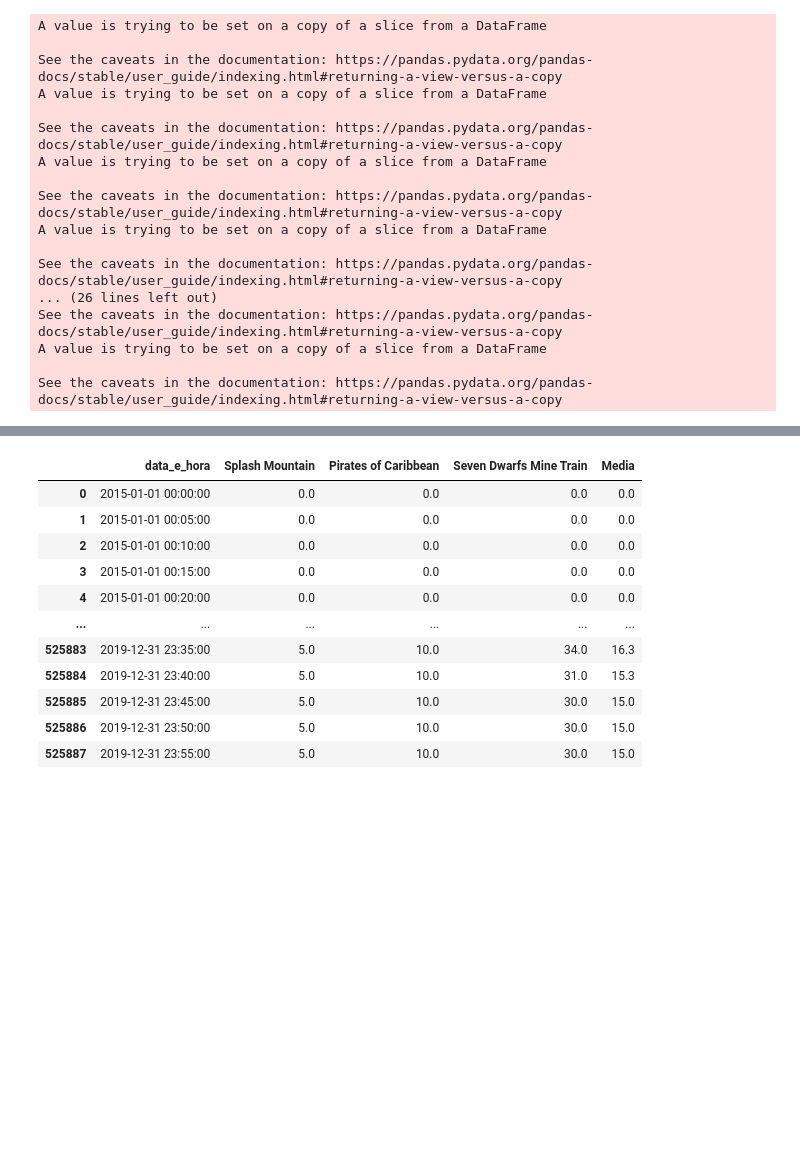
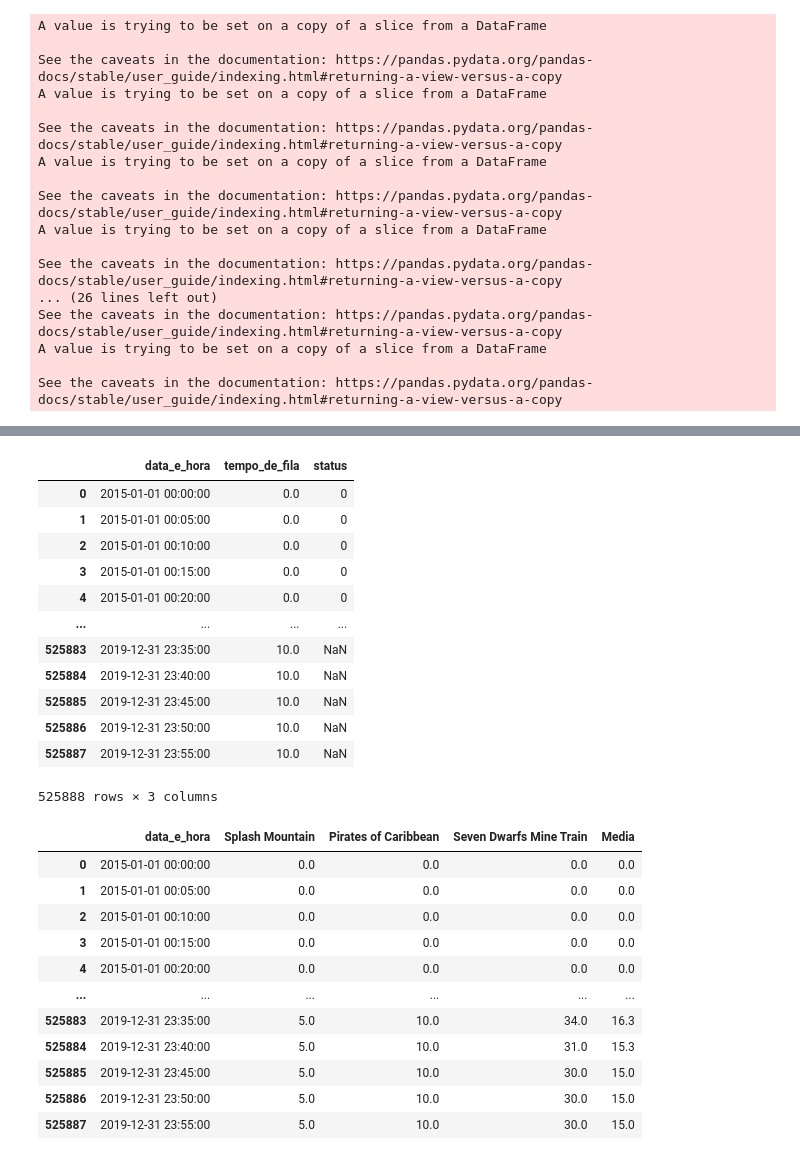
Before and after one commit to LuisFTacla/WDW_Attendance_Calculator, a Jupyter notebook: Plots_diarios.ipynb, the cells around one changed output, grey strips where cells are left out. Drawn from its saved outputs; the diff is of its cells as text; code cells hidden in the pictures; blank space fills up the shorter version.

Commit message:
Adicionado coluna 'status' das atrações

```diff
--- a/Plots_diarios.ipynb
+++ b/Plots_diarios.ipynb
@@ -85,6 +85,17 @@ def to_datetime(dados):
 for i in range(1,15):
   to_datetime(datasets_das_atracoes[i])
 
+# STATUS DOS BRINQUEDOS
+
+for i in range(1,15):
+  datasets_das_atracoes[i]['status'] = 'NaN'
+
+for i in range(1,15):
+  for j in range(0,525888):
+    if datasets_das_atracoes[i].tempo_de_fila[j] != 0:
+      datasets_das_atracoes[i].status[j] == 1
+    else:
+      datasets_das_atracoes[i].status[j] == 0
 
 # UNINDO OS DADOS DE ACORDO COM O PARQUE
 MagicKingdom = pd.DataFrame(index = range(0,525888),
@@ -151,3 +162,11 @@ See the caveats in the documentation: https://pandas.pydata.org/pandas-docs/stab
 A value is trying to be set on a copy of a slice from a DataFrame
 
 See the caveats in the documentation: https://pandas.pydata.org/pandas-docs/stable/user_guide/indexing.html#returning-a-view-versus-a-copy
+# %%
+for i in range(1,15):
+  for j in range(0,525888):
+    if datasets_das_atracoes[i].tempo_de_fila[j] != 0:
+      datasets_das_atracoes[i].status[j] = 1
+    else:
+      datasets_das_atracoes[i].status[j] = 0
+  print(nome_das_atracoes[i])
@@ -154 +184,17 @@ See the caveats in the documentation: https://pandas.pydata.org/pandas-docs/stab
+# %%
+datasets_das_atracoes[2]
+# %% [output]
+|  | data_e_hora | tempo_de_fila | status |
+| 0 | 2015-01-01 00:00:00 | 0.0 | 0 |
+| 1 | 2015-01-01 00:05:00 | 0.0 | 0 |
+| 2 | 2015-01-01 00:10:00 | 0.0 | 0 |
+| 3 | 2015-01-01 00:15:00 | 0.0 | 0 |
+| 4 | 2015-01-01 00:20:00 | 0.0 | 0 |
+| ... | ... | ... | ... |
+| 525883 | 2019-12-31 23:35:00 | 10.0 | NaN |
+| 525884 | 2019-12-31 23:40:00 | 10.0 | NaN |
+| 525885 | 2019-12-31 23:45:00 | 10.0 | NaN |
+| 525886 | 2019-12-31 23:50:00 | 10.0 | NaN |
+| 525887 | 2019-12-31 23:55:00 | 10.0 | NaN |
+525888 rows × 3 columns
 # %%
```
Also changed, not shown: parts of 2 cells of this notebook.
